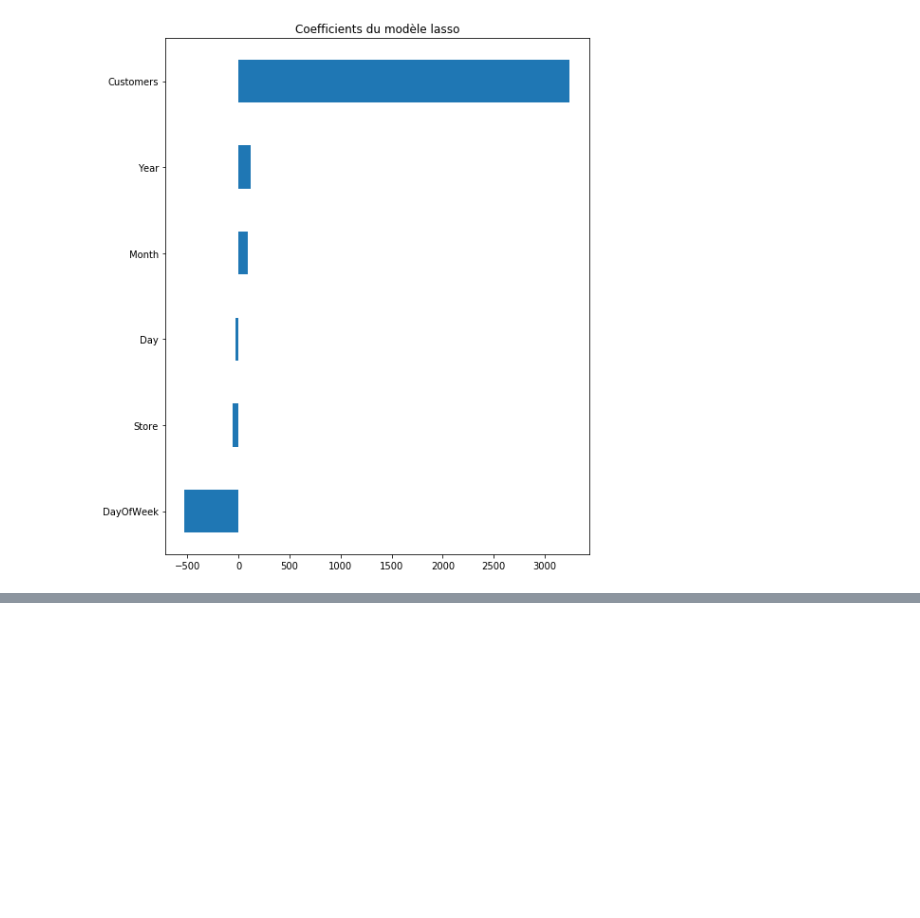
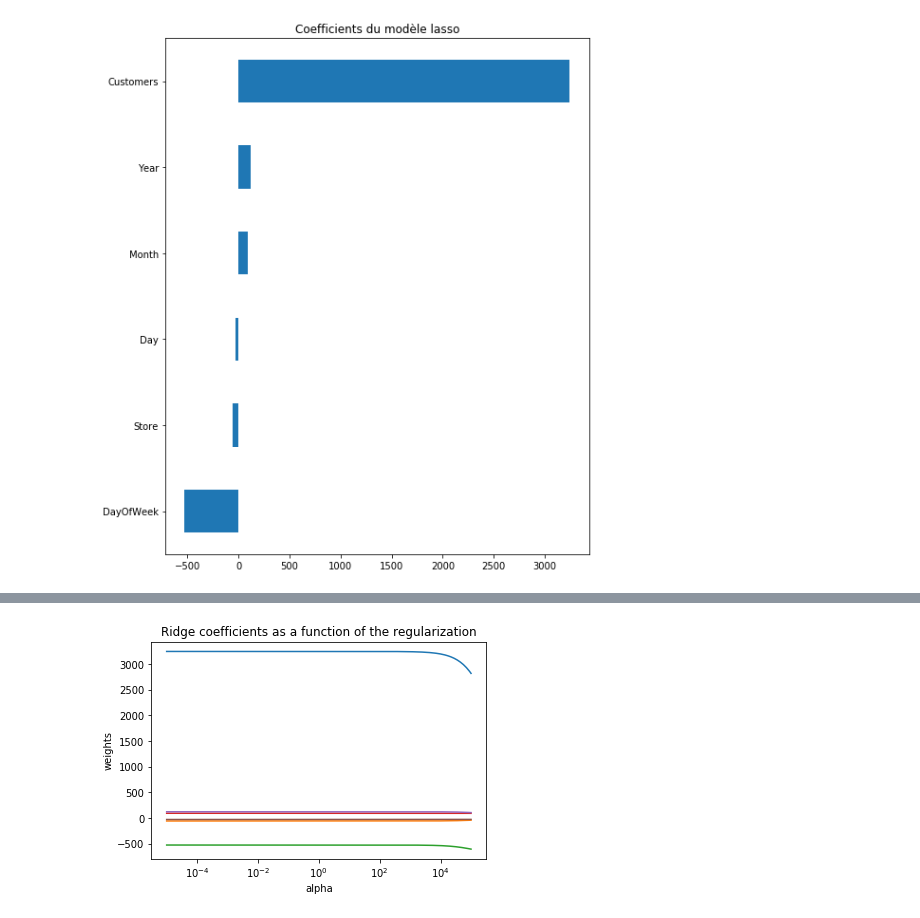
Before and after one commit to Arnofnr/ProjectBigDataCertif, a Jupyter notebook: SalesPredictionArnaud.ipynb, the cells around one changed output, grey strips where cells are left out. Cells and saved outputs as stored; diff of their text form; code cells hidden in the pictures; blank space fills up the shorter version.

Commit message:
Ajout de la régression type ridge

```diff
--- a/SalesPredictionArnaud.ipynb
+++ b/SalesPredictionArnaud.ipynb
@@ -275,0 +277,28 @@ plt.show()
+# %%
+n_alphas = 200
+alphas = np.logspace(-5, 5, n_alphas)
+# %%
+from sklearn.linear_model import Ridge
+ridge = linear_model.Ridge()
+
+coefs = []
+errors = []
+for a in alphas:
+    ridge.set_params(alpha=a)
+    ridge.fit(Xr_train, Y_train)
+    coefs.append(ridge.coef_)
+    errors.append([np.mean((ridge.predict(Xr_test) - Y_test) ** 2)])
+# %%
+import matplotlib.pyplot as plt
+
+ax = plt.gca()
+
+ax.plot(alphas, coefs)
+ax.set_xscale('log')
+plt.xlabel('alpha')
+plt.ylabel('weights')
+plt.title('Ridge coefficients as a function of the regularization')
+plt.axis('tight')
+plt.show()
+# %% [output]
+[figure, added]
```
Also changed, not shown: parts of 10 cells of this notebook, 1 other file.
